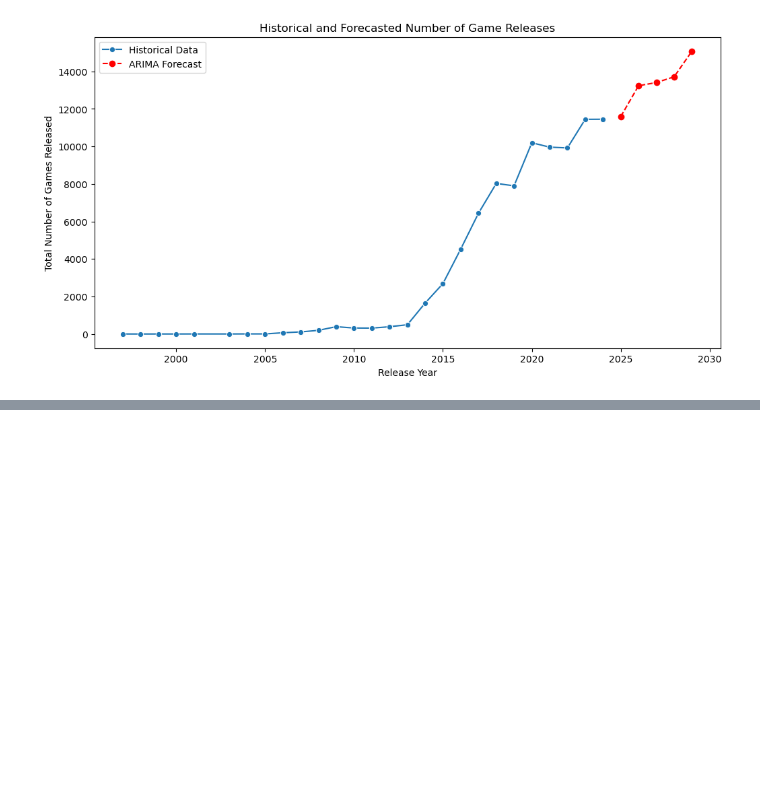
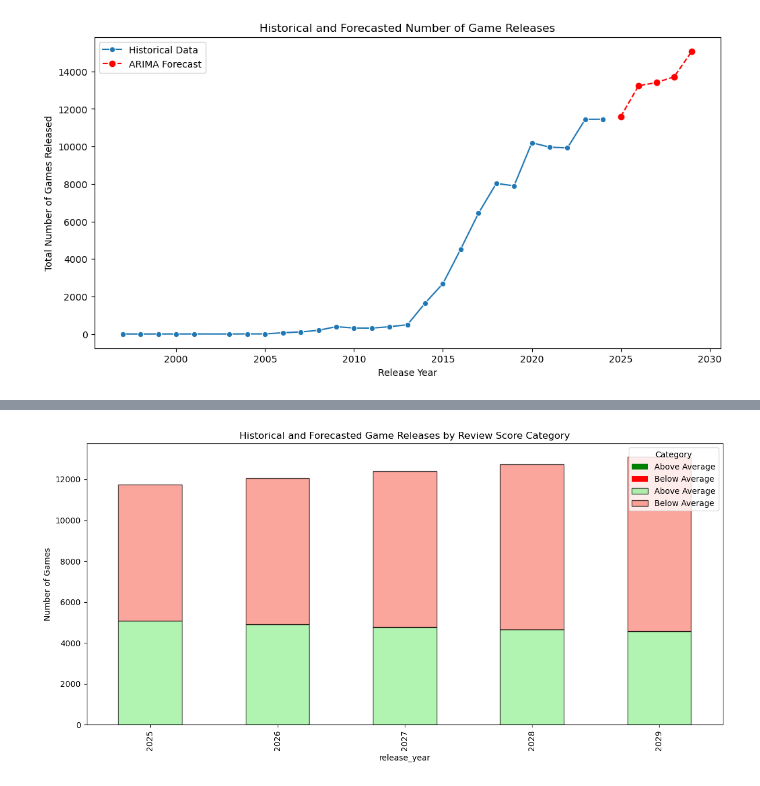
Before and after one commit to KianBahia/Steam-Data-Science-Report, a Jupyter notebook: attempt2.ipynb, the cells around one changed output, grey strips where cells are left out. Cells and saved outputs as stored; diff of their text form; code cells hidden in the pictures; blank space fills up the shorter version.

Commit message:
more graphs done ig

```diff
--- a/attempt2.ipynb
+++ b/attempt2.ipynb
@@ -676,0 +729,13 @@ Covariance Type:                  opg
+# %%
+# --- Step 3: Combine Forecasts and Compute Percentages ---
+forecast_df = pd.DataFrame({
+    'release_year': future_years,
+    'predicted_above': forecast_above,
+    'predicted_below': forecast_below
+})
+forecast_df['total_predicted'] = forecast_df['predicted_above'] + forecast_df['predicted_below']
+forecast_df['pct_above'] = (forecast_df['predicted_above'] / forecast_df['total_predicted']) * 100
+forecast_df['pct_below'] = (forecast_df['predicted_below'] / forecast_df['total_predicted']) * 100
+
+print("\nForecasted counts and percentages:")
+print(forecast_df)
@@ -676,0 +757,25 @@ Covariance Type:                  opg
+# %%
+# --- Step 4: Plot Historical Data and Forecasts ---
+# Plot historical data (stacked bar) and overlay forecasted values in a different color
+fig, ax = plt.subplots(figsize=(12, 6))
+
+# Historical stacked bar plot:
+yearly_pivot.plot(kind='bar', stacked=True, ax=ax, color={'Above Average': 'green', 'Below Average': 'red'}, label=['Above', 'Below'])
+plt.xlabel("Release Year")
+plt.ylabel("Number of Games")
+plt.title("Historical and Forecasted Game Releases by Review Score Category")
+
+# Overlay forecasted data as a separate set of bars:
+# Create a DataFrame in the same format as yearly_pivot for future years:
+future_df = forecast_df.set_index('release_year')[['predicted_above', 'predicted_below']]
+future_df.columns = ['Above Average', 'Below Average']
+# Plot these bars (with a hatch or different edgecolor for clarity)
+future_df.plot(kind='bar', stacked=True, ax=ax, color={'Above Average': 'lightgreen', 'Below Average': 'salmon'}, alpha=0.7, edgecolor='black', legend=False)
+
+# Add legend manually
+handles, labels = ax.get_legend_handles_labels()
+ax.legend(handles, labels, title="Category")
+plt.tight_layout()
+plt.show()
+# %% [output]
+[figure, added]
```
Also changed, not shown: parts of 5 cells of this notebook.
